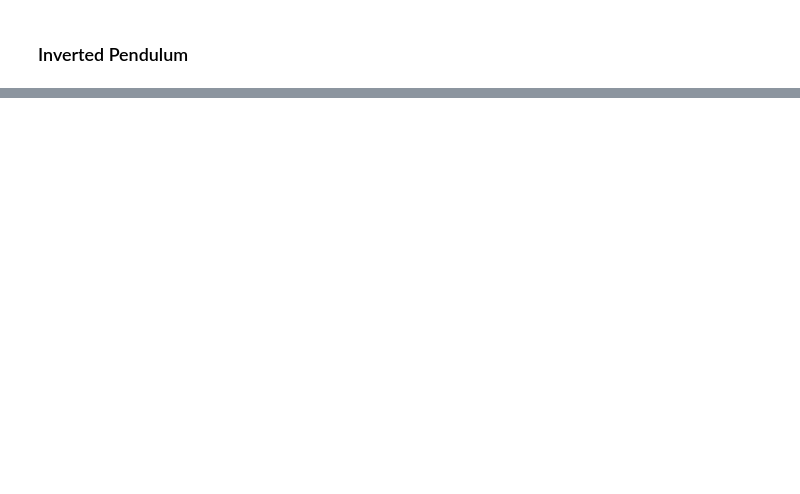
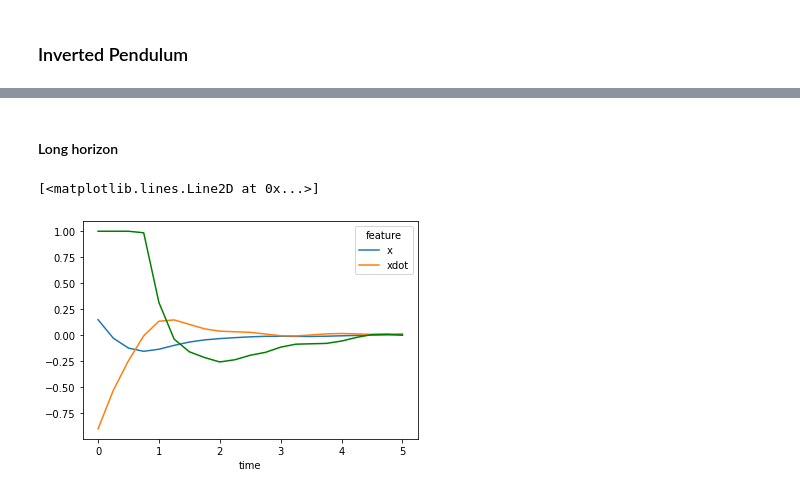
Before and after one commit to datafold-dev/datafold, a Jupyter notebook: tutorials/wip_Peitz2020.ipynb, the cells around one changed output, grey strips where cells are left out. Cells and saved outputs as stored; diff of their text form; code cells hidden in the pictures; blank space fills up the shorter version.

Commit message:
work-in-progress KMPC for affine systems

```diff
--- a/tutorials/wip_Peitz2020.ipynb
+++ b/tutorials/wip_Peitz2020.ipynb
@@ -241,0 +490,18 @@ edmdrbf.predict(
+# %% [markdown]
+#### Long horizon
+# %%
+horizon_size = 20
+horizon_time = 5
+kmpc_duffing = KMPC_Peitz(edmd_duffing, horizon=horizon_size, input_bounds=np.array([[-1,1]]), cost_state=1, cost_input=0)
+x0 = np.array([0.15, -0.9])
+t = np.linspace(0,horizon_time,horizon_size+1)
+xref = np.zeros((2,horizon_size+1))
+#xref[0,100:200] = 1.0
+#xref[0,200:300] = -1.0
+u = kmpc_duffing.generate_control_signal(x0,xref,t,tol=1e-3)
+# %%
+edmd_duffing.predict(x0, time_values=t, control_input=u.T).plot()
+plt.plot(t,u.T,color='g')
+# %% [output]
+[<matplotlib.lines.Line2D at 0x...>]
+[figure, added]
```
Also changed, not shown: parts of 38 cells of this notebook, 1 other file.
